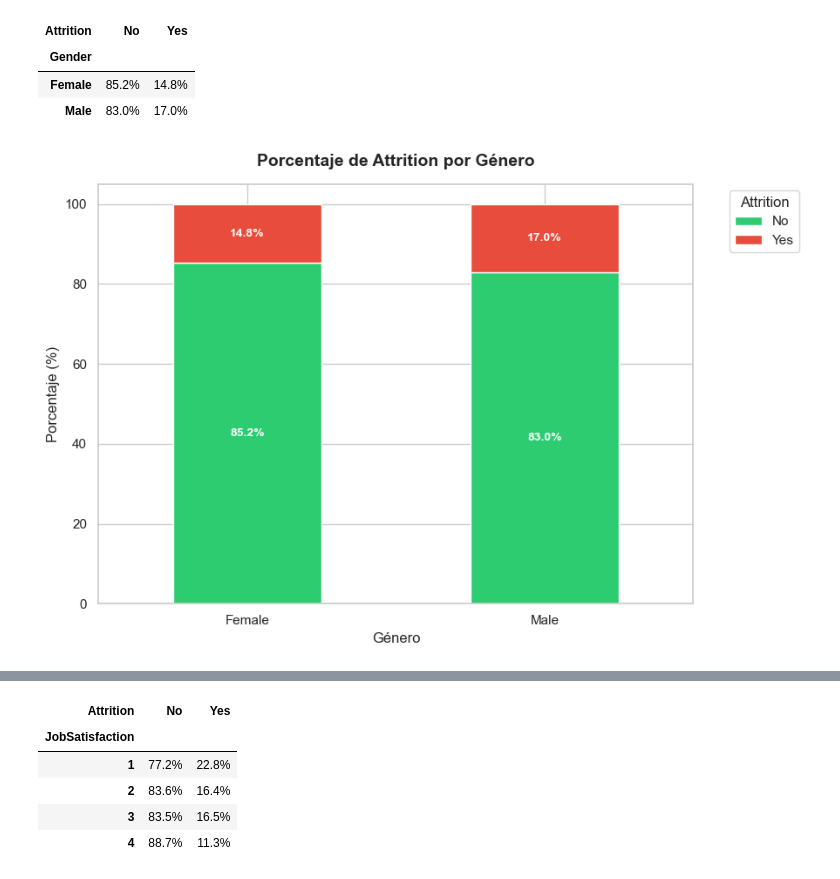
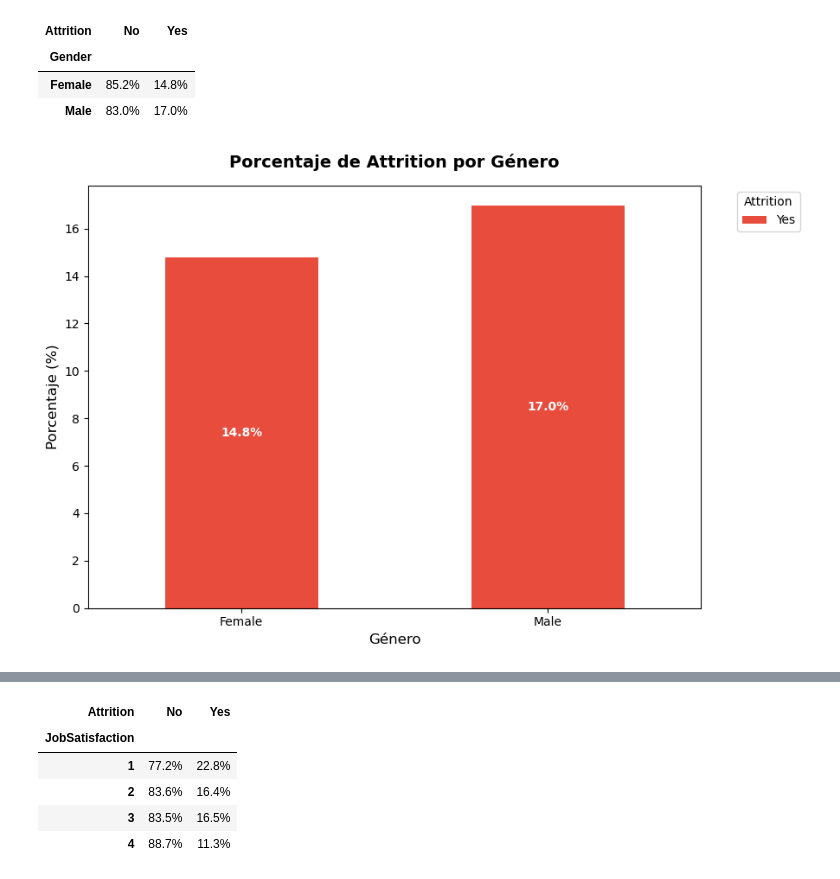
Before and after one commit to mcastillogomes88-del/Staff_Turnover_HR, a Jupyter notebook: EDA_Staff_turnover_HR.ipynb, the cells around one changed output, grey strips where cells are left out. Saved outputs shown, nothing was run; the diff lists cells and outputs as text; code cells hidden in the pictures.

```diff
--- a/EDA_Staff_turnover_HR.ipynb
+++ b/EDA_Staff_turnover_HR.ipynb
@@ -54,7 +64,8 @@ df_Department_attrition
 # %%
+#df_datos = df.groupby('Department')['Attrition'].value_counts(normalize=True).unstack() * 100
 df_datos = df.groupby('Department')['Attrition'].value_counts(normalize=True).unstack() * 100
-
-ax = df_datos.plot(kind='bar', stacked=True, color=['#2ecc71', '#e74c3c'], figsize=(9, 6))
+df_datos = df_datos[['Yes']]
+ax = df_datos.plot(kind='bar', stacked=True, color=[ '#e74c3c'], figsize=(9, 6))
 
 for contenedor in ax.containers:
     ax.bar_label(contenedor, fmt='%.1f%%', label_type='center', color='white', fontweight='bold', fontsize=10)
@@ -80,21 +91,22 @@ df_Gender_attrition
 | Male | 83.0% | 17.0% |
 # %%
 df_Gender_attrition = df.groupby('Gender')['Attrition'].value_counts(normalize=True).unstack() * 100
+df_Gender_attrition = df_Gender_attrition[['Yes']]
 
-ax = df_Gender_attrition.plot(kind='bar', stacked=True, color=['#2ecc71', '#e74c3c'], figsize=(9, 6))
+ax = df_Gender_attrition.plot(kind='bar', stacked=True, color=['#e74c3c'], figsize=(9, 6))
 
 for contenedor in ax.containers:
     ax.bar_label(contenedor, fmt='%.1f%%', label_type='center', color='white', fontweight='bold', fontsize=10)
 
 plt.title('Porcentaje de Attrition por Género', fontsize=14, fontweight='bold', pad=15)
 plt.xlabel('Género', fontsize=12)
 plt.ylabel('Porcentaje (%)', fontsize=12)
 plt.xticks(rotation=0)
 plt.legend(title='Attrition', bbox_to_anchor=(1.05, 1), loc='upper left')
 
 plt.tight_layout()
 plt.show()
 # %% [output]
-[figure, old version]
+[figure, new version]
 # %%
 df_jobrole_attrition = df.groupby('JobRole')['Attrition'].value_counts(normalize=True).unstack()
```
Also changed, not shown: parts of 78 cells of this notebook.
